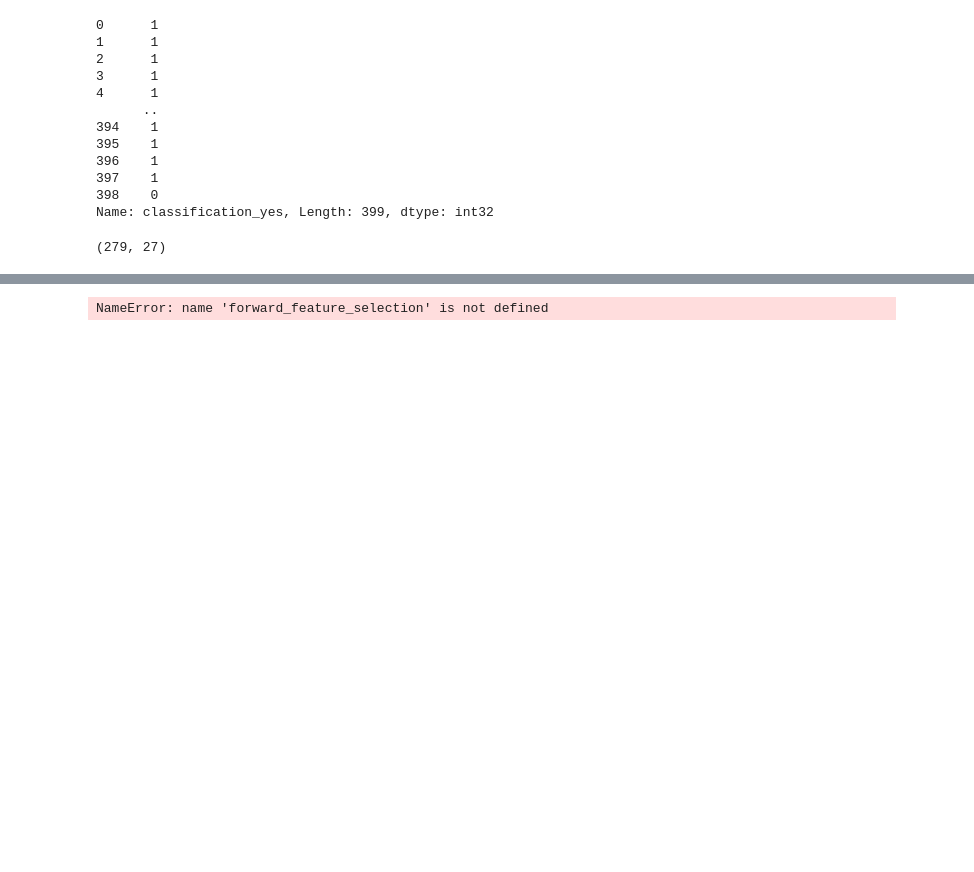
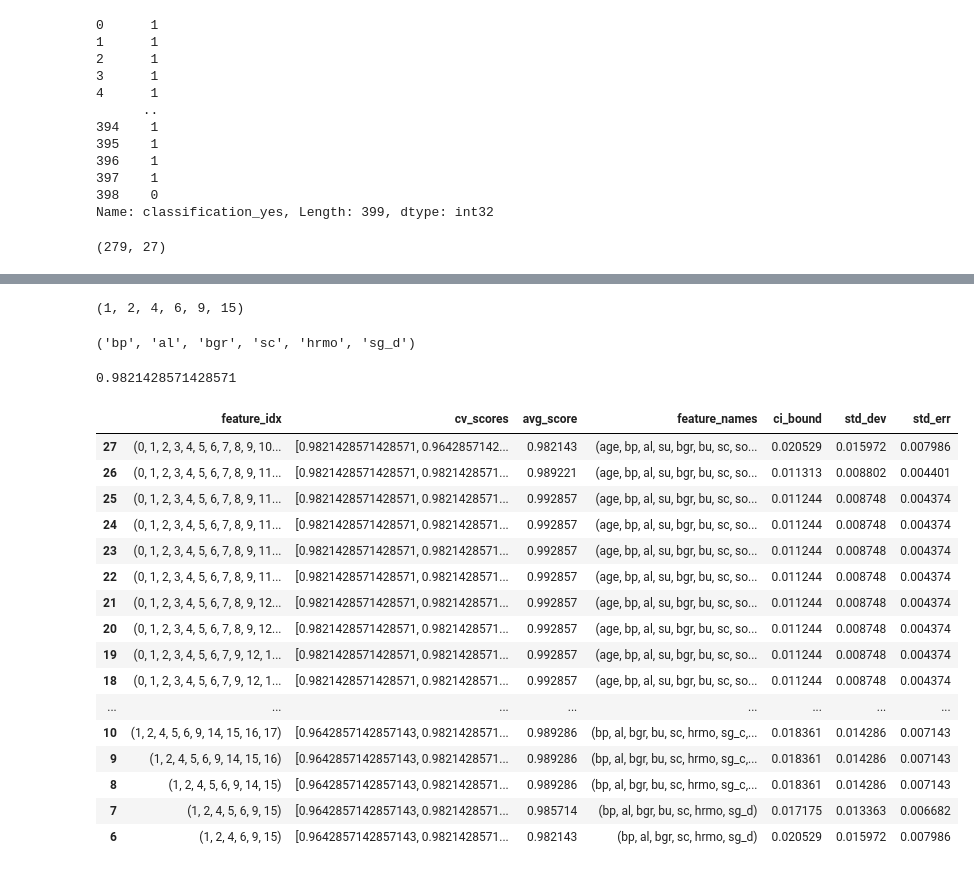
Before and after one commit to sharma-sha/Advanced-ML-Feature-Selection, a Jupyter notebook: Backward Elimination Method.ipynb, the cells around one changed output, grey strips where cells are left out. Saved outputs shown, nothing was run; the diff lists cells and outputs as text; code cells hidden in the pictures; blank space fills up the shorter version.

```diff
--- a/Backward Elimination Method.ipynb
+++ b/Backward Elimination Method.ipynb
@@ -95,13 +95,35 @@ bakward_feature_selector = SequentialFeatureSelector(RandomForestClassifier(n_jo
 # %%
 #pip install numpy==1.24
 # %%
-forward_feature_selection.k_feature_idx_
+bakward_feature_selector.k_feature_idx_
 # %% [output]
-NameError: name 'forward_feature_selection' is not defined
+(1, 2, 4, 6, 9, 15)
 # %%
-forward_feature_selection.k_feature_names_
+bakward_feature_selector.k_feature_names_
+# %% [output]
+('bp', 'al', 'bgr', 'sc', 'hrmo', 'sg_d')
 # %%
-forward_feature_selection.k_score_
+bakward_feature_selector.k_score_
+# %% [output]
+0.9821428571428571
 # %%
-pd.DataFrame.from_dict(forward_feature_selection.get_metric_dict()).T
+pd.DataFrame.from_dict(bakward_feature_selector.get_metric_dict()).T
+# %% [output]
+|  | feature_idx | cv_scores | avg_score | feature_names | ci_bound | std_dev | std_err |
+| 27 | (0, 1, 2, 3, 4, 5, 6, 7, 8, 9, 10... | [0.9821428571428571, 0.9642857142... | 0.982143 | (age, bp, al, su, bgr, bu, sc, so... | 0.020529 | 0.015972 | 0.007986 |
+| 26 | (0, 1, 2, 3, 4, 5, 6, 7, 8, 9, 11... | [0.9821428571428571, 0.9821428571... | 0.989221 | (age, bp, al, su, bgr, bu, sc, so... | 0.011313 | 0.008802 | 0.004401 |
+| 25 | (0, 1, 2, 3, 4, 5, 6, 7, 8, 9, 11... | [0.9821428571428571, 0.9821428571... | 0.992857 | (age, bp, al, su, bgr, bu, sc, so... | 0.011244 | 0.008748 | 0.004374 |
+| 24 | (0, 1, 2, 3, 4, 5, 6, 7, 8, 9, 11... | [0.9821428571428571, 0.9821428571... | 0.992857 | (age, bp, al, su, bgr, bu, sc, so... | 0.011244 | 0.008748 | 0.004374 |
+| 23 | (0, 1, 2, 3, 4, 5, 6, 7, 8, 9, 11... | [0.9821428571428571, 0.9821428571... | 0.992857 | (age, bp, al, su, bgr, bu, sc, so... | 0.011244 | 0.008748 | 0.004374 |
+| 22 | (0, 1, 2, 3, 4, 5, 6, 7, 8, 9, 11... | [0.9821428571428571, 0.9821428571... | 0.992857 | (age, bp, al, su, bgr, bu, sc, so... | 0.011244 | 0.008748 | 0.004374 |
+| 21 | (0, 1, 2, 3, 4, 5, 6, 7, 8, 9, 12... | [0.9821428571428571, 0.9821428571... | 0.992857 | (age, bp, al, su, bgr, bu, sc, so... | 0.011244 | 0.008748 | 0.004374 |
+| 20 | (0, 1, 2, 3, 4, 5, 6, 7, 8, 9, 12... | [0.9821428571428571, 0.9821428571... | 0.992857 | (age, bp, al, su, bgr, bu, sc, so... | 0.011244 | 0.008748 | 0.004374 |
+| 19 | (0, 1, 2, 3, 4, 5, 6, 7, 9, 12, 1... | [0.9821428571428571, 0.9821428571... | 0.992857 | (age, bp, al, su, bgr, bu, sc, so... | 0.011244 | 0.008748 | 0.004374 |
+| 18 | (0, 1, 2, 3, 4, 5, 6, 7, 9, 12, 1... | [0.9821428571428571, 0.9821428571... | 0.992857 | (age, bp, al, su, bgr, bu, sc, so... | 0.011244 | 0.008748 | 0.004374 |
+| ... | ... | ... | ... | ... | ... | ... | ... |
+| 10 | (1, 2, 4, 5, 6, 9, 14, 15, 16, 17) | [0.9642857142857143, 0.9821428571... | 0.989286 | (bp, al, bgr, bu, sc, hrmo, sg_c,... | 0.018361 | 0.014286 | 0.007143 |
+| 9 | (1, 2, 4, 5, 6, 9, 14, 15, 16) | [0.9642857142857143, 0.9821428571... | 0.989286 | (bp, al, bgr, bu, sc, hrmo, sg_c,... | 0.018361 | 0.014286 | 0.007143 |
+| 8 | (1, 2, 4, 5, 6, 9, 14, 15) | [0.9642857142857143, 0.9821428571... | 0.989286 | (bp, al, bgr, bu, sc, hrmo, sg_c,... | 0.018361 | 0.014286 | 0.007143 |
+| 7 | (1, 2, 4, 5, 6, 9, 15) | [0.9642857142857143, 0.9821428571... | 0.985714 | (bp, al, bgr, bu, sc, hrmo, sg_d) | 0.017175 | 0.013363 | 0.006682 |
+| 6 | (1, 2, 4, 6, 9, 15) | [0.9642857142857143, 0.9821428571... | 0.982143 | (bp, al, bgr, sc, hrmo, sg_d) | 0.020529 | 0.015972 | 0.007986 |
 # %%
```
Also changed, not shown: parts of 5 cells of this notebook.
